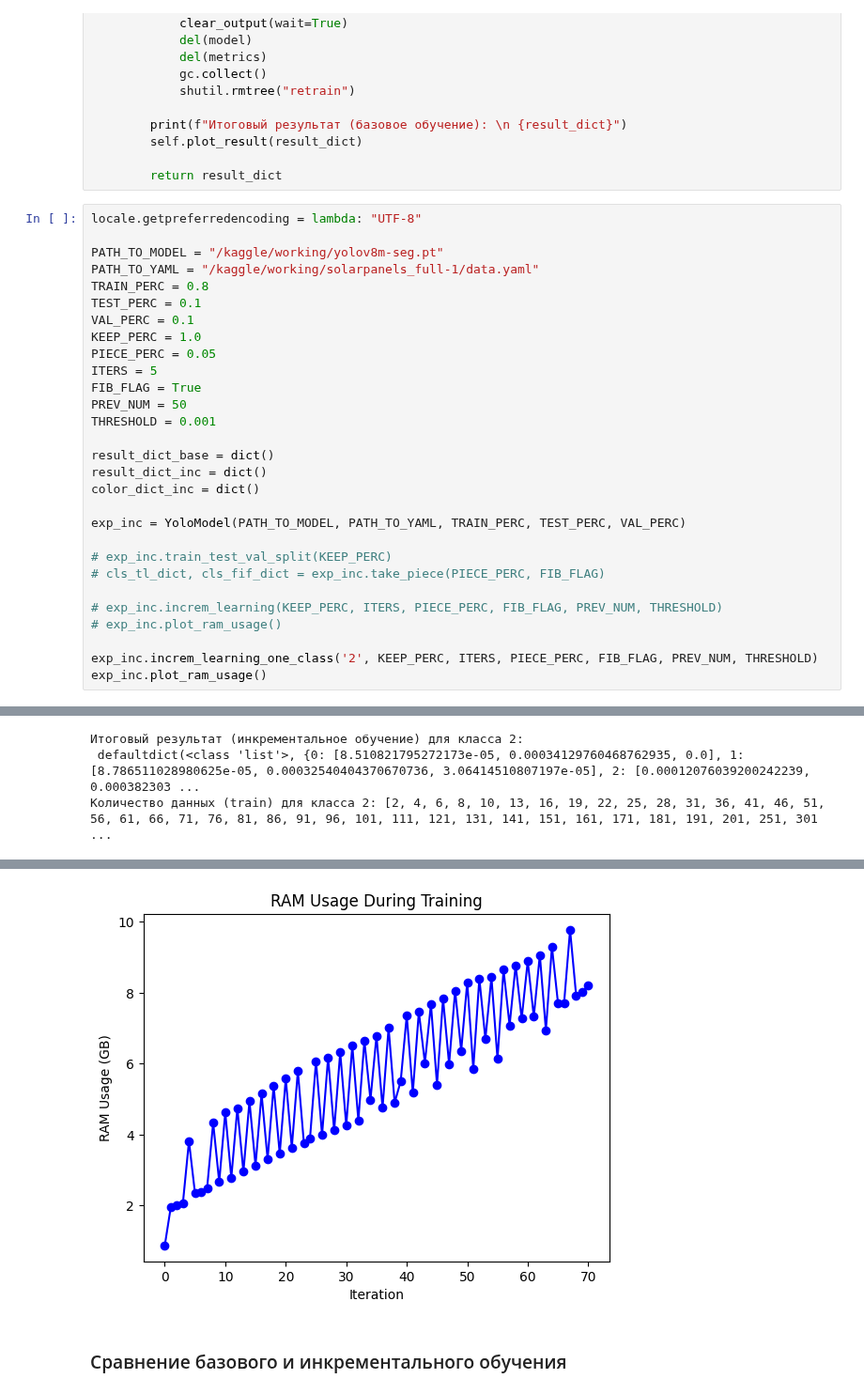
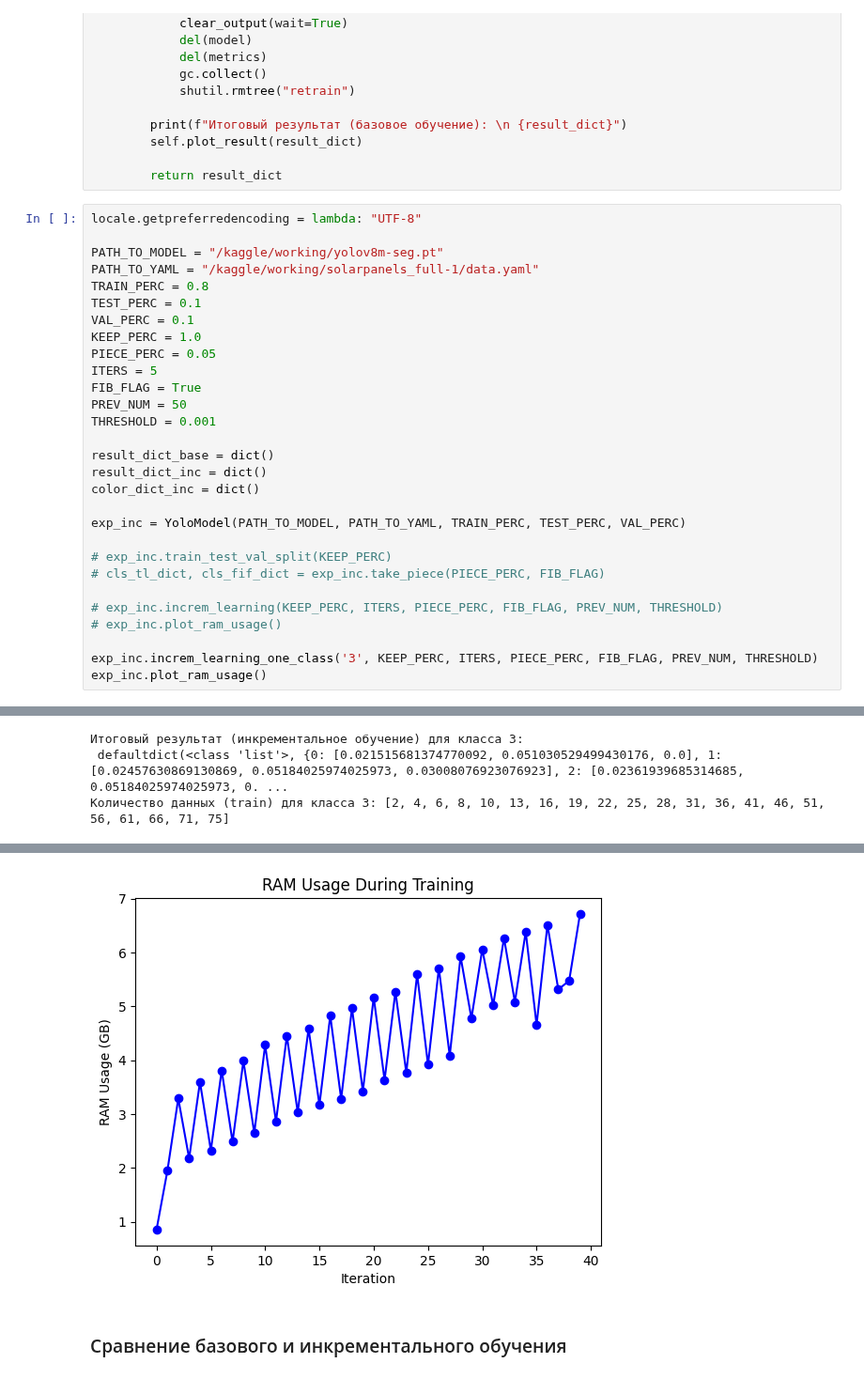
Before and after one commit to CTLab-ITMO/PTS-SP, a Jupyter notebook: yolov8.ipynb, the cells around one changed output, grey strips where cells are left out. Shown at 94% size. Cells and saved outputs as stored; diff of their text form.

```diff
--- a/yolov8.ipynb
+++ b/yolov8.ipynb
@@ -768,7 +768,7 @@ exp_inc = YoloModel(PATH_TO_MODEL, PATH_TO_YAML, TRAIN_PERC, TEST_PERC, VAL_PERC
 # exp_inc.increm_learning(KEEP_PERC, ITERS, PIECE_PERC, FIB_FLAG, PREV_NUM, THRESHOLD)
 # exp_inc.plot_ram_usage()
 
-exp_inc.increm_learning_one_class('2', KEEP_PERC, ITERS, PIECE_PERC, FIB_FLAG, PREV_NUM, THRESHOLD)
+exp_inc.increm_learning_one_class('3', KEEP_PERC, ITERS, PIECE_PERC, FIB_FLAG, PREV_NUM, THRESHOLD)
 exp_inc.plot_ram_usage()
 # %% [output]
 Кол-во пустых файлов - 0
@@ -808,3 +808,3 @@ engine/trainer: task=segment, mode=train, model=./runs/segment/train/weights/las
-Итоговый результат (инкрементальное обучение) для класса 2:
- defaultdict(<class 'list'>, {0: [8.510821795272173e-05, 0.00034129760468762935, 0.0], 1: [8.786511028980625e-05, 0.00032540404370670736, 3.06414510807197e-05], 2: [0.00012076039200242239, 0.000382303 ...
-Количество данных (train) для класса 2: [2, 4, 6, 8, 10, 13, 16, 19, 22, 25, 28, 31, 36, 41, 46, 51, 56, 61, 66, 71, 76, 81, 86, 91, 96, 101, 111, 121, 131, 141, 151, 161, 171, 181, 191, 201, 251, 301 ...
+Итоговый результат (инкрементальное обучение) для класса 3:
+ defaultdict(<class 'list'>, {0: [0.021515681374770092, 0.051030529499430176, 0.0], 1: [0.02457630869130869, 0.05184025974025973, 0.03008076923076923], 2: [0.02361939685314685, 0.05184025974025973, 0. ...
+Количество данных (train) для класса 3: [2, 4, 6, 8, 10, 13, 16, 19, 22, 25, 28, 31, 36, 41, 46, 51, 56, 61, 66, 71, 75]
@@ -814,4 +814,4 @@ engine/trainer: task=segment, mode=train, model=./runs/segment/train/weights/las
-[figure, old version]
+[figure, new version]
 # %% [markdown]
 ### Сравнение базового и инкрементального обучения
 # %% [markdown]
```
Also changed, not shown: parts of 2 cells of this notebook.
